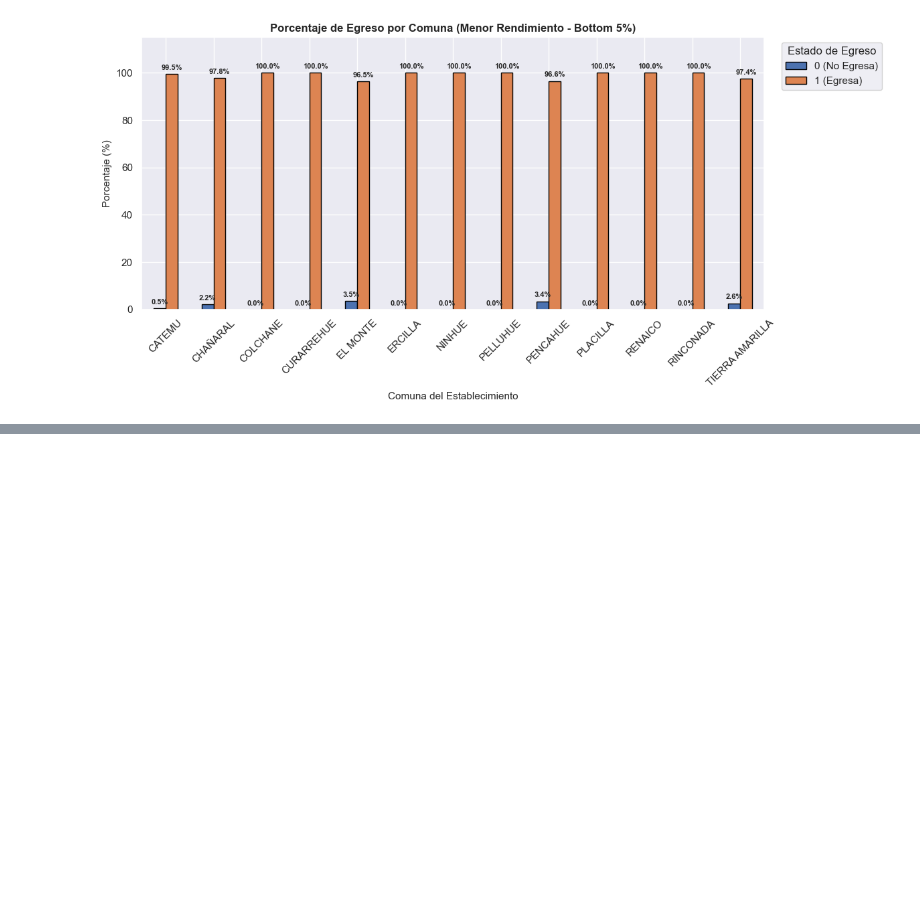
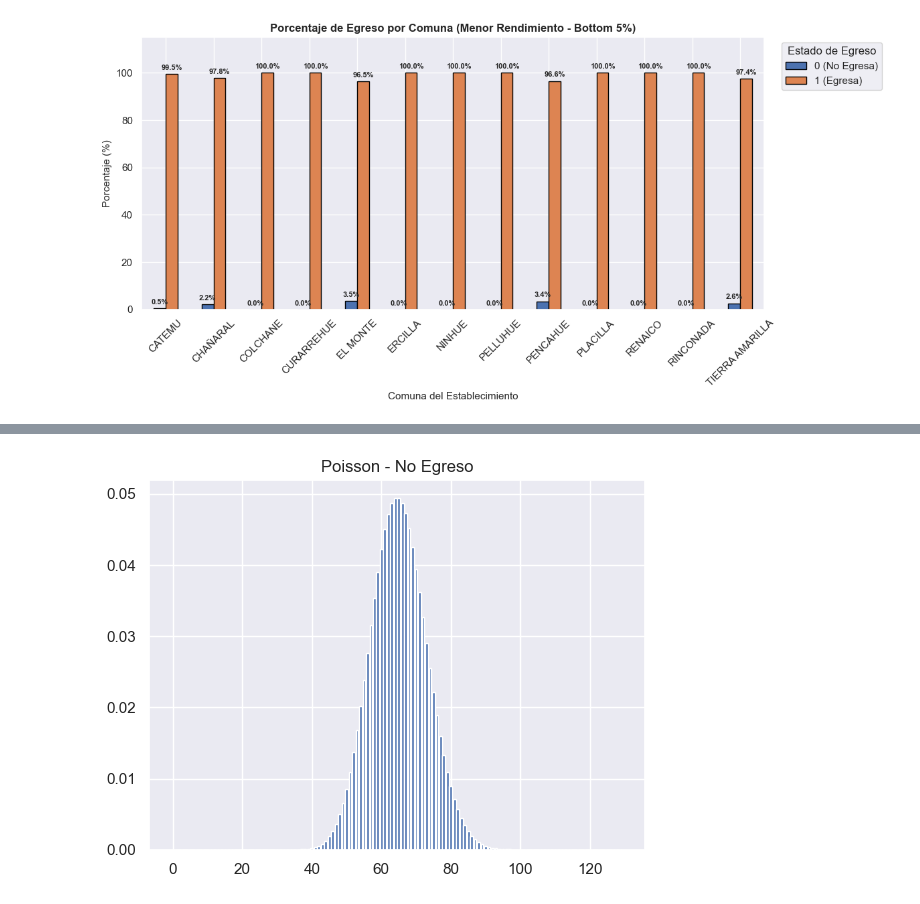
Before and after one commit to 2026788-max/Stastics, a Jupyter notebook: Statistics.CA1.ManuelaCorrea.ipynb, the cells around one changed output, grey strips where cells are left out. Saved outputs shown, nothing was run; the diff lists cells and outputs as text; code cells hidden in the pictures; blank space fills up the shorter version.

```diff
--- a/Statistics.CA1.ManuelaCorrea.ipynb
+++ b/Statistics.CA1.ManuelaCorrea.ipynb
@@ -853,0 +618,12 @@ TypeError: 'Categorical' with dtype category does not support reduction 'mean'
+# %%
+dfc_rural = dfc[dfc["School rurality"] == 1]
+n_rural = len(dfc_rural)
+k_no_egresa = (dfc_rural["Graduation status indicator"] == 0).sum()
+lambda_no_egreso = n_rural * (k_no_egresa / n_rural) if n_rural > 0 else 0
+# %%
+x2 = range(0, max(10, int(lambda_no_egreso * 2)))
+plt.bar(x2, poisson.pmf(x2, lambda_no_egreso))
+plt.title("Poisson - No Egreso")
+plt.show()
+# %% [output]
+[figure, added]
```
Also changed, not shown: parts of 8 cells of this notebook.
